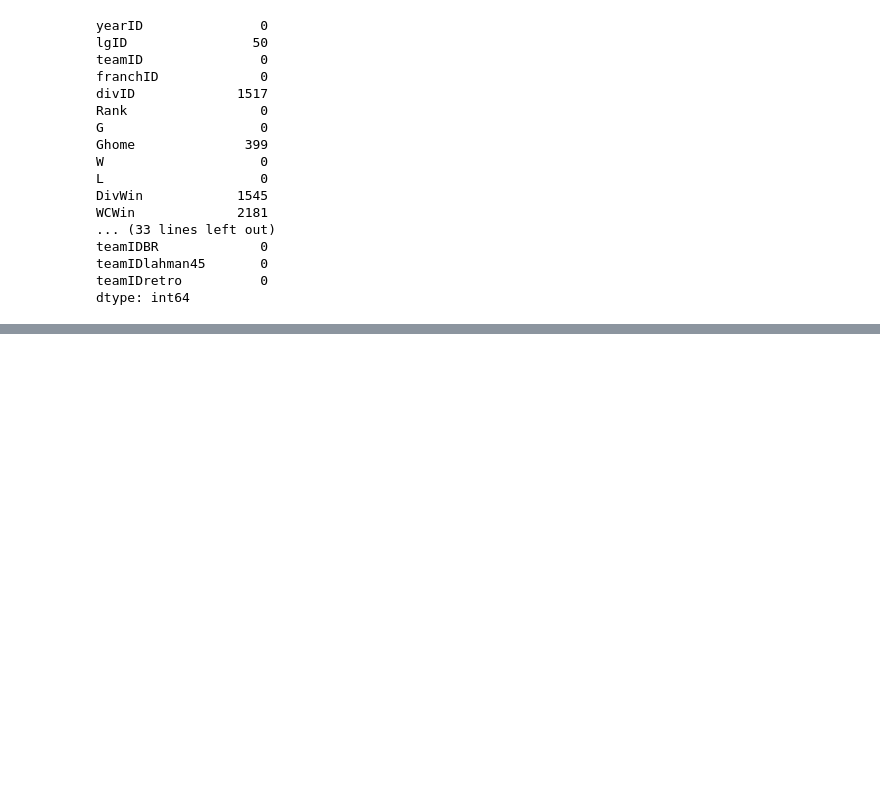
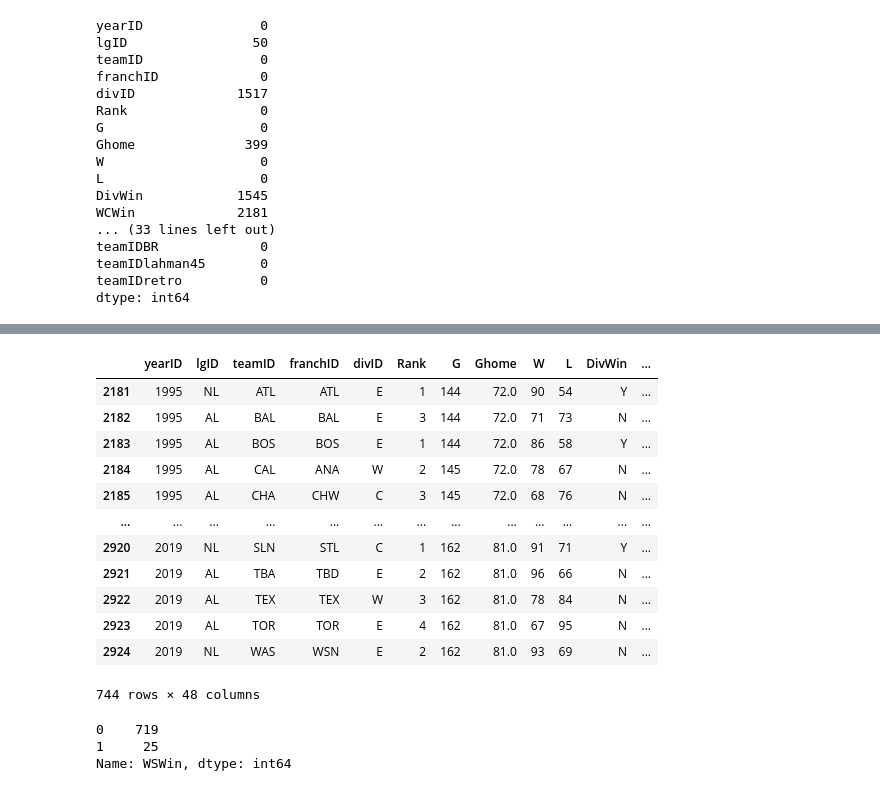
Before and after one commit to cabralh/WS-Predictor, a Jupyter notebook: WS-Predictor.ipynb, the cells around one changed output, grey strips where cells are left out. Saved outputs shown, nothing was run; the diff lists cells and outputs as text; code cells hidden in the pictures; blank space fills up the shorter version.

```diff
--- a/WS-Predictor.ipynb
+++ b/WS-Predictor.ipynb
@@ -204,0 +332,25 @@ df.describe()
+# %%
+df_tmp["WSWin"] = df_tmp["WSWin"].map(lambda x: 1 if x == 'Y' else 0)
+df_tmp["WSWin"] = df_tmp["WSWin"].astype(int)
+pd.set_option('display.max_columns', None)
+df_tmp
+# %% [output]
+|  | yearID | lgID | teamID | franchID | divID | Rank | G | Ghome | W | L | DivWin | ... |
+| 2181 | 1995 | NL | ATL | ATL | E | 1 | 144 | 72.0 | 90 | 54 | Y | ... |
+| 2182 | 1995 | AL | BAL | BAL | E | 3 | 144 | 72.0 | 71 | 73 | N | ... |
+| 2183 | 1995 | AL | BOS | BOS | E | 1 | 144 | 72.0 | 86 | 58 | Y | ... |
+| 2184 | 1995 | AL | CAL | ANA | W | 2 | 145 | 72.0 | 78 | 67 | N | ... |
+| 2185 | 1995 | AL | CHA | CHW | C | 3 | 145 | 72.0 | 68 | 76 | N | ... |
+| ... | ... | ... | ... | ... | ... | ... | ... | ... | ... | ... | ... | ... |
+| 2920 | 2019 | NL | SLN | STL | C | 1 | 162 | 81.0 | 91 | 71 | Y | ... |
+| 2921 | 2019 | AL | TBA | TBD | E | 2 | 162 | 81.0 | 96 | 66 | N | ... |
+| 2922 | 2019 | AL | TEX | TEX | W | 3 | 162 | 81.0 | 78 | 84 | N | ... |
+| 2923 | 2019 | AL | TOR | TOR | E | 4 | 162 | 81.0 | 67 | 95 | N | ... |
+| 2924 | 2019 | NL | WAS | WSN | E | 2 | 162 | 81.0 | 93 | 69 | N | ... |
+744 rows × 48 columns
+# %%
+df_tmp["WSWin"].value_counts()
+# %% [output]
+0    719
+1     25
+Name: WSWin, dtype: int64
```
Also changed, not shown: parts of 22 cells of this notebook.
